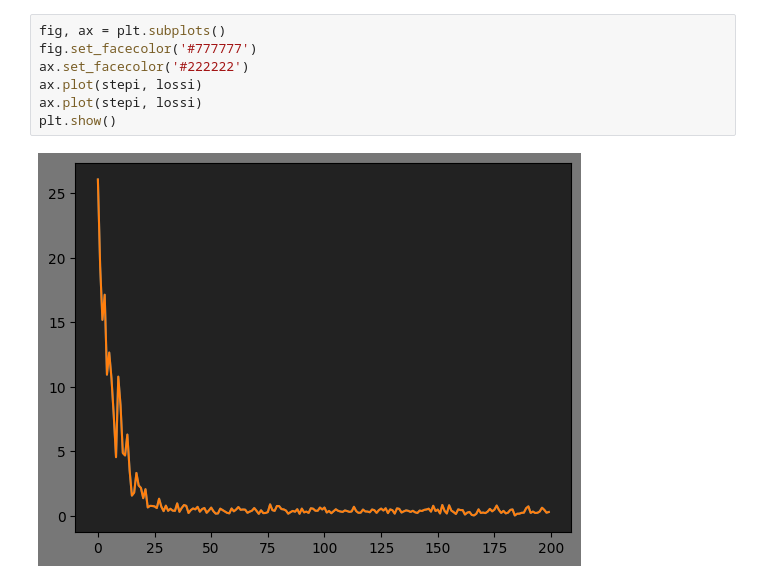
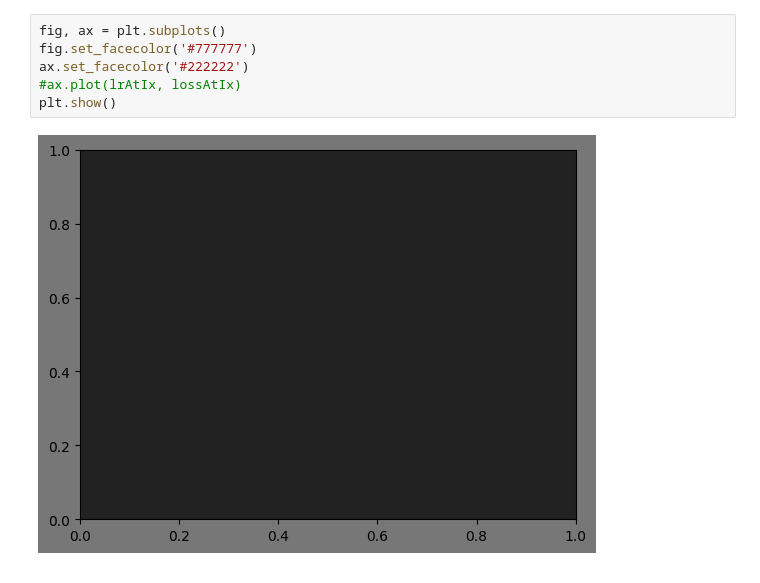
Before and after one commit to michal-minich/makemore-mm, a Jupyter notebook: my2.ipynb, the cells around one changed output. Cells and saved outputs as stored; diff of their text form.

```diff
--- a/my2.ipynb
+++ b/my2.ipynb
@@ -230,9 +115,8 @@ loss:
 # %%
 fig, ax = plt.subplots()
 fig.set_facecolor('#777777')
 ax.set_facecolor('#222222')
-ax.plot(stepi, lossi)
-ax.plot(stepi, lossi)
+#ax.plot(lrAtIx, lossAtIx)
 plt.show()
 # %% [output]
-[figure, old version]
+[figure, new version]
```
Also changed, not shown: parts of 9 cells of this notebook, 1 other file.
